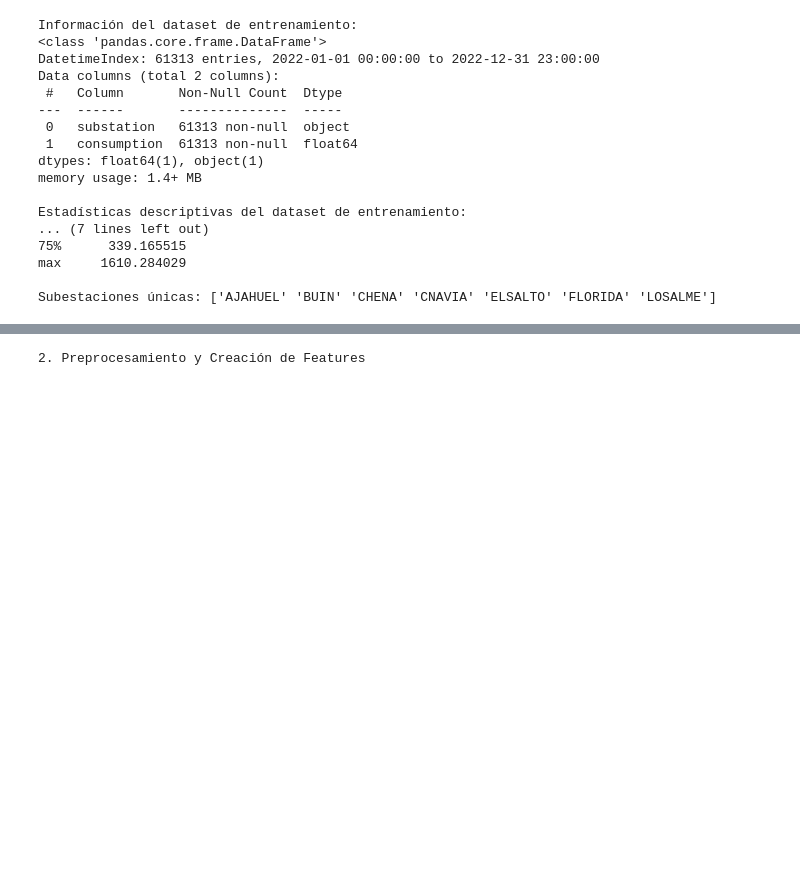
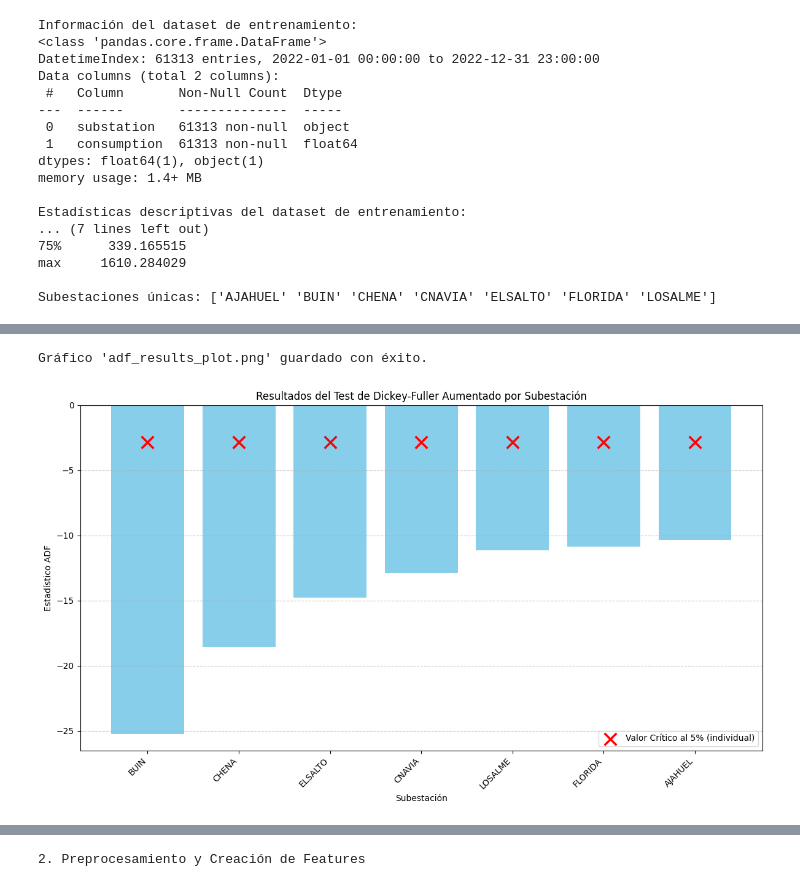
Before and after one commit to leviitta/TopicosEspecialidadCienciaDatos-ConsumoElectrico, a Jupyter notebook: Proyecto_II_Consumo_Electrico.ipynb, the cells around one changed output, grey strips where cells are left out. Cells and saved outputs as stored; diff of their text form; code cells hidden in the pictures; blank space fills up the shorter version.

```diff
--- a/Proyecto_II_Consumo_Electrico.ipynb
+++ b/Proyecto_II_Consumo_Electrico.ipynb
@@ -136,3 +210,37 @@ plt.close()
+# %%
+# 2. Convertir la lista de diccionarios a un DataFrame de Pandas
+df = pd.DataFrame(all_hipotesis)
+
+# Ordenar el DataFrame por el estadístico ADF para una mejor visualización
+df_sorted = df.sort_values('adf_statistic', ascending=True)
+
+# 3. Crear el gráfico de barras
+plt.figure(figsize=(12, 7))
+bars = plt.bar(df_sorted['subestacion'], df_sorted['adf_statistic'], color='skyblue')
+
+# 4. Añadir una línea para el valor crítico al 5%
+# Usamos el valor del primer elemento como referencia, ya que son muy similares
+df_sorted['critical_5_percent'] = df_sorted['critical_values'].apply(lambda x: x['5%'])
+plt.scatter(x=df_sorted['subestacion'],y=df_sorted['critical_5_percent'],color='red',marker='x',s=200,linewidth=2.5,label='Valor Crítico al 5% (individual)',zorder=5)
+
+# 5. Añadir etiquetas y títulos
+plt.ylabel('Estadístico ADF')
+plt.xlabel('Subestación')
+plt.title('Resultados del Test de Dickey-Fuller Aumentado por Subestación')
+plt.xticks(rotation=45, ha='right') # Rotar etiquetas del eje X para que no se superpongan
+plt.legend()
+plt.grid(axis='y', linestyle='--', alpha=0.7)
+
+# Ajustar el diseño para que todo sea visible
+plt.tight_layout()
+
+# 6. Guardar el gráfico en un archivo
+#plt.savefig('/Gráfico_de_Autocorrelación/adf_results_plot.png')
+
+print("Gráfico 'adf_results_plot.png' guardado con éxito.")
+# %% [output]
+Gráfico 'adf_results_plot.png' guardado con éxito.
+[figure, added]
 # %%
 # Generación del Gráfico de Autocorrelación ---
 print("\nGraficos de Autocorrelación para cada subestación...")
```
Also changed, not shown: parts of 4 cells of this notebook, 1 other file.
